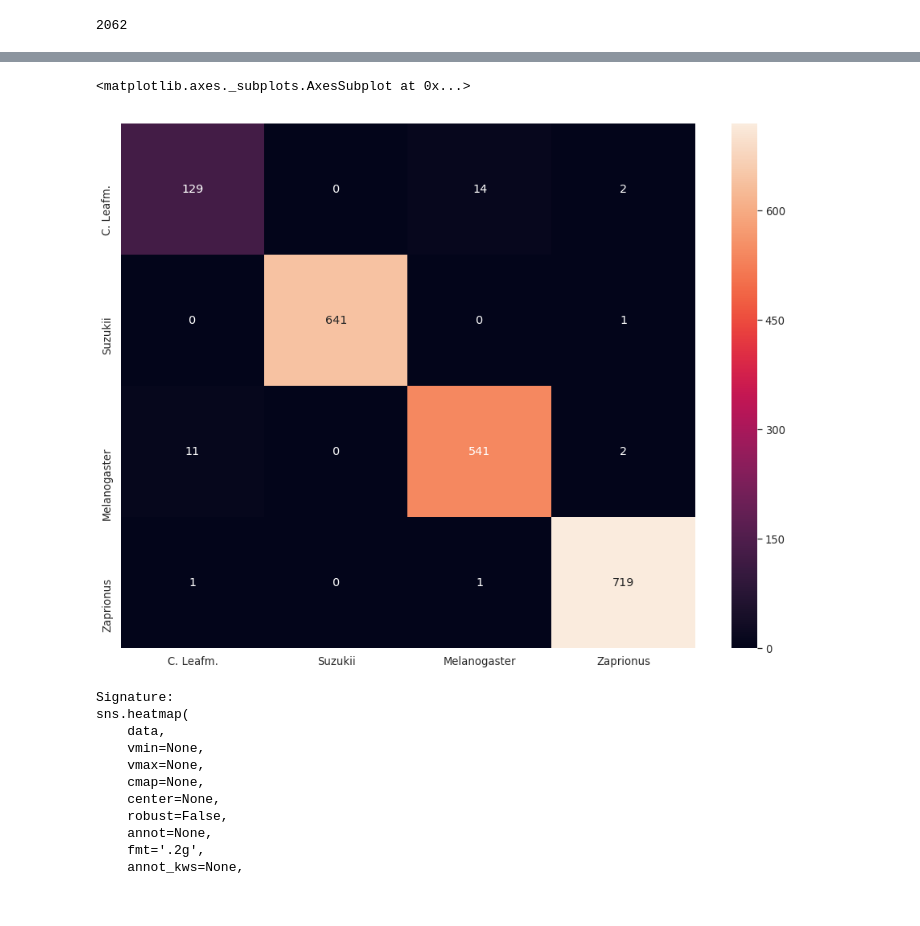
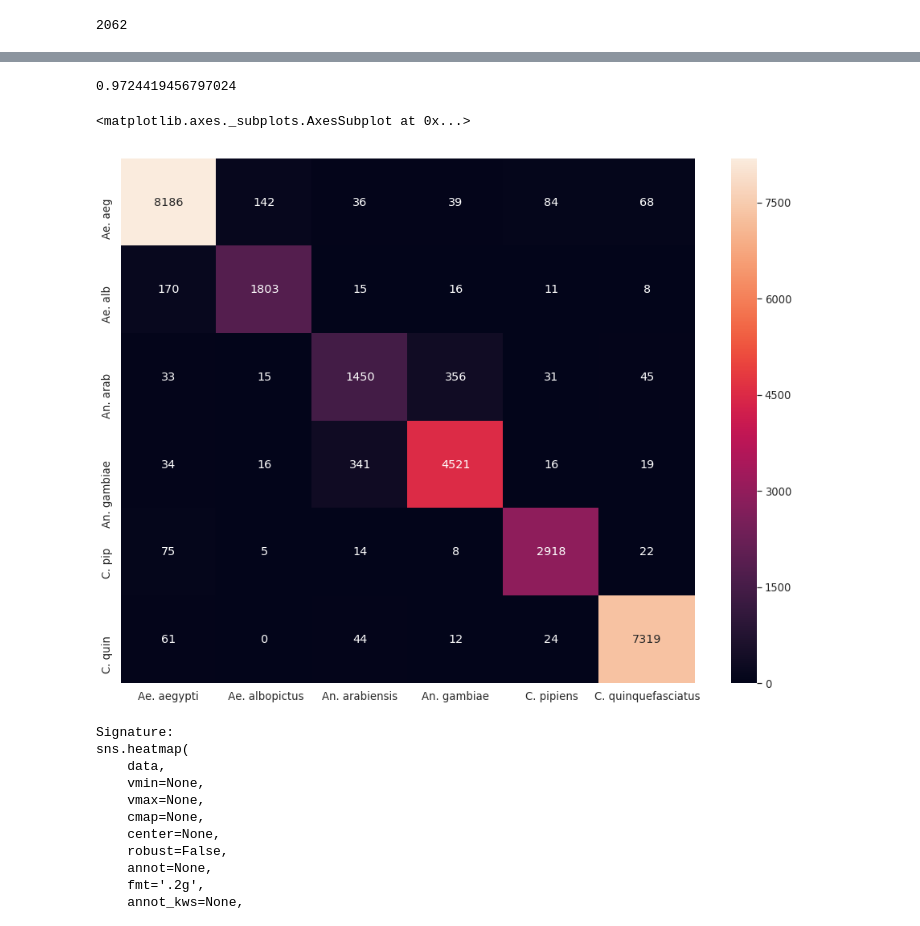
Before and after one commit to kalfasyan/wingbeat_frequencies, a Jupyter notebook: Confusion_raw.ipynb, the cells around one changed output, grey strips where cells are left out. Drawn from its saved outputs; the diff is of its cells as text; code cells hidden in the pictures.

```diff
--- a/Confusion_raw.ipynb
+++ b/Confusion_raw.ipynb
@@ -13,22 +13,27 @@ from wavhandler import *
 from utils_train import train_test_val_split
 import math
 from utils_train import train_generator, valid_generator
+from sklearn.preprocessing import LabelEncoder
+from sklearn.utils import shuffle
 
 # data = Dataset('Wingbeats')
 # data.read(data="all", setting='read', loadmat=False, labels='nr')
 
+# ####
+# X,y = data.filenames.tolist(), data.y.tolist()
+#values.reshape(-1,1)
 
 data1 = Dataset('Leafminers')
-data1.read(data=data1.target_classes[0], setting='read', loadmat=False, labels='nr')
+data1.read(data=data1.target_classes[0], setting='read', loadmat=False, labels='text')
 
 data2 = Dataset('LG')
-data2.read(data=data2.target_classes[0], setting='read', loadmat=False, labels='nr')
+data2.read(data=data2.target_classes[0], setting='read', loadmat=False, labels='text')
 
 data3 = Dataset('LG')
-data3.read(data=data3.target_classes[1], setting='read', loadmat=False, labels='nr')
+data3.read(data=data3.target_classes[1], setting='read', loadmat=False, labels='text')
 
 data4 = Dataset('Pcfruit')
-data4.read(data=data4.target_classes[1], setting='read', loadmat=False, labels='nr')
+data4.read(data=data4.target_classes[1], setting='read', loadmat=False, labels='text')
 
 # data1.clean(plot=False)
 # data2.clean(plot=False)
@@ -39,13 +44,14 @@ data = pd.DataFrame()
 data['filenames'] = pd.concat([data1.filenames, data2.filenames, data3.filenames, data4.filenames], axis=0).reset_index(drop=True)
 data['y'] = data.filenames.apply(lambda x: x.split('/')[6])
 
-from sklearn.preprocessing import LabelEncoder
-le = LabelEncoder()
-data['y'] = le.fit_transform(data['y'])
+X, y = data.filenames.tolist(), data.y.tolist()
+model_name='flies'
+setting='stft'
 
-####
-X,y = data.filenames.tolist(), data.y.tolist()
-#values.reshape(-1,1)
+y = LabelEncoder().fit_transform(y)
+# X = X_names#np.array(X_names).reshape(-1,1)
+
+X, y = shuffle(X, y, random_state=0)
 
 model_name='raw_noundersampling_'
 setting='raw'
@@ -116,22 +116,28 @@ y_pred = loaded_model.predict_generator(valid_generator(X_test,
                                                     y_test,
                                                     batch_size=batch_size,
                                                     setting=setting,
-                                                    target_names=data['y'].unique().tolist()),
+                                                    target_names=data.y.unique().tolist()),
         steps = int(math.ceil(float(len(X_test)) / float(batch_size))))
+# %%
+from sklearn.metrics import confusion_matrix,balanced_accuracy_score
+x = confusion_matrix(np.array(y_test), np.argmax(y_pred, axis=1))
+ac = balanced_accuracy_score(np.array(y_test), np.argmax(y_pred, axis=1))
+ac
+# %% [output]
+0.9724419456797024
 # %%
-from sklearn.metrics import confusion_matrix
-x = confusion_matrix(np.array(y_test), np.argmax(y_pred, axis=1))
 import seaborn as sns
 sns.set()
 import matplotlib.pyplot as plt
 
 plt.figure(figsize=(16,12))
 sns.set(font_scale=1.2)
-ticks = ['C. Leafm.', 'Suzukii','Melanogaster','Zaprionus']
-sns.heatmap(x, annot=True, fmt='.0f', xticklabels=ticks, yticklabels=ticks)
+ticks = ['Ae. aegypti',' Ae. albopictus','An. arabiensis','An. gambiae','C. pipiens','C. quinquefasciatus']
+ticks_short = ['Ae. aeg','Ae. alb','An. arab','An. gambiae','C. pip','C. quin']
+sns.heatmap(x, annot=True, fmt='.0f', xticklabels=ticks, yticklabels=ticks_short)
 # %% [output]
 <matplotlib.axes._subplots.AxesSubplot at 0x...>
-[figure, old version]
+[figure, new version]
 # %%
 suz = 1
 zapr = 3
```
Also changed, not shown: parts of 3 cells of this notebook, 2 other files.
